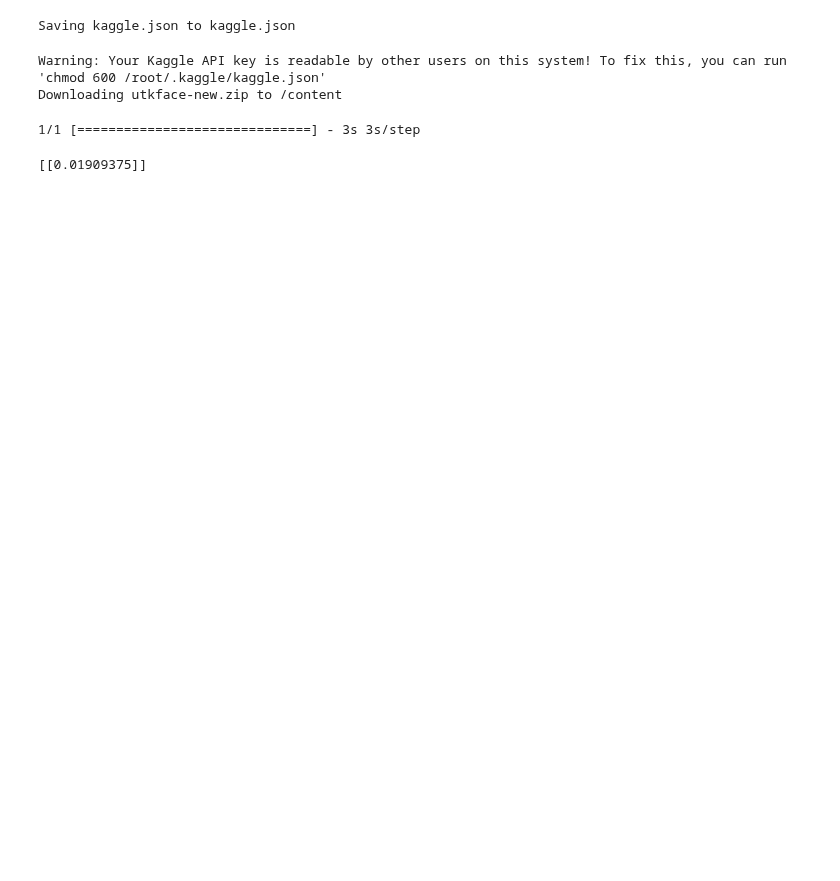
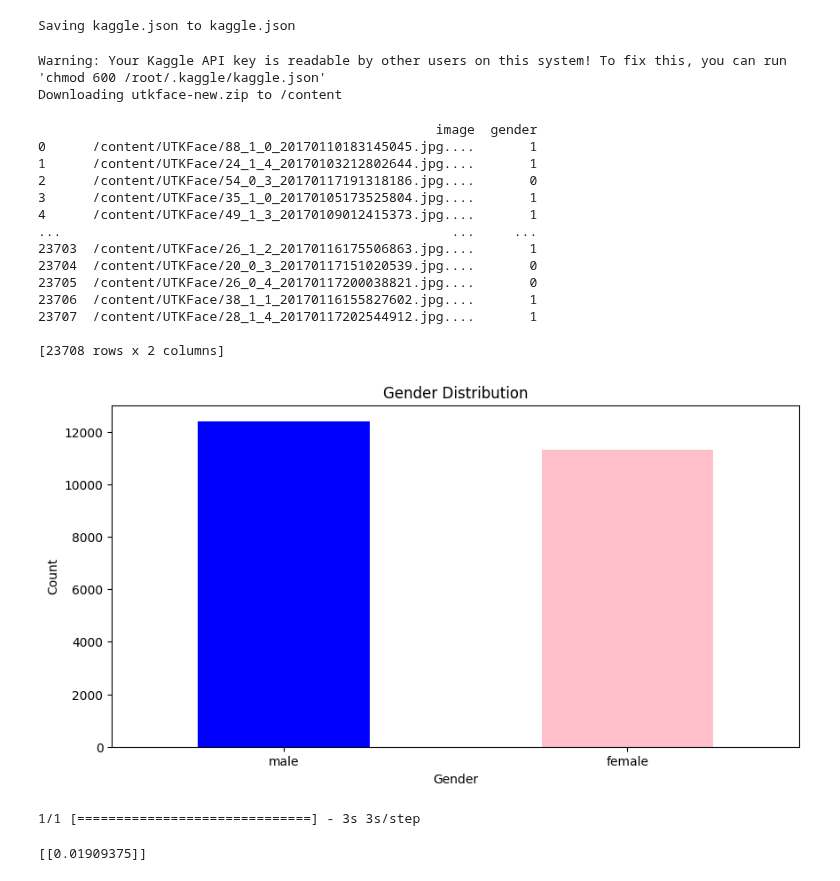
Before and after one commit to VladimirVladetic/DualModelAgeGenderPrediction, a Jupyter notebook: GenderModel.ipynb, the cells around one changed output. Saved outputs shown, nothing was run; the diff lists cells and outputs as text; code cells hidden in the pictures; blank space fills up the shorter version.

```diff
--- a/GenderModel.ipynb
+++ b/GenderModel.ipynb
@@ -75,10 +68,12 @@ def map_age_to_category(age):
 # %%
 def plot_gender(df):
     plt.figure(figsize=(10, 5))
+    gender_graph_labels = ['male', 'female']
     df['gender'].value_counts().plot(kind='bar', color=['blue', 'pink'])
     plt.title('Gender Distribution')
     plt.xlabel('Gender')
     plt.ylabel('Count')
+    plt.xticks(range(len(gender_graph_labels)), gender_graph_labels, rotation=0)
     plt.show()
 # %%
 def extract_features(images, height, width):
@@ -148,7 +141,7 @@ age_categories = [map_age_to_category(age) for age in age_labels]
 gender_dictionary = {0:"Male",1:"Female"}
 # %%
-combined_df = pd.DataFrame()
-combined_df = pd.DataFrame({'image': image_paths, 'age': age_categories})
+df = pd.DataFrame()
+df = pd.DataFrame({'image': image_paths, 'gender': gender_labels})
 
 image_height = 128
 image_width = 128
@@ -158 +149,21 @@ print(combined_df)
+# %%
+print(df)
+
+plot_gender(df)
+# %% [output]
+                                                   image  gender
+0      /content/UTKFace/88_1_0_20170110183145045.jpg....       1
+1      /content/UTKFace/24_1_4_20170103212802644.jpg....       1
+2      /content/UTKFace/54_0_3_20170117191318186.jpg....       0
+3      /content/UTKFace/35_1_0_20170105173525804.jpg....       1
+4      /content/UTKFace/49_1_3_20170109012415373.jpg....       1
+...                                                  ...     ...
+23703  /content/UTKFace/26_1_2_20170116175506863.jpg....       1
+23704  /content/UTKFace/20_0_3_20170117151020539.jpg....       0
+23705  /content/UTKFace/26_0_4_20170117200038821.jpg....       0
+23706  /content/UTKFace/38_1_1_20170116155827602.jpg....       1
+23707  /content/UTKFace/28_1_4_20170117202544912.jpg....       1
+
+[23708 rows x 2 columns]
+[figure, added]
 # %%
```
Also changed, not shown: parts of 5 cells of this notebook.
